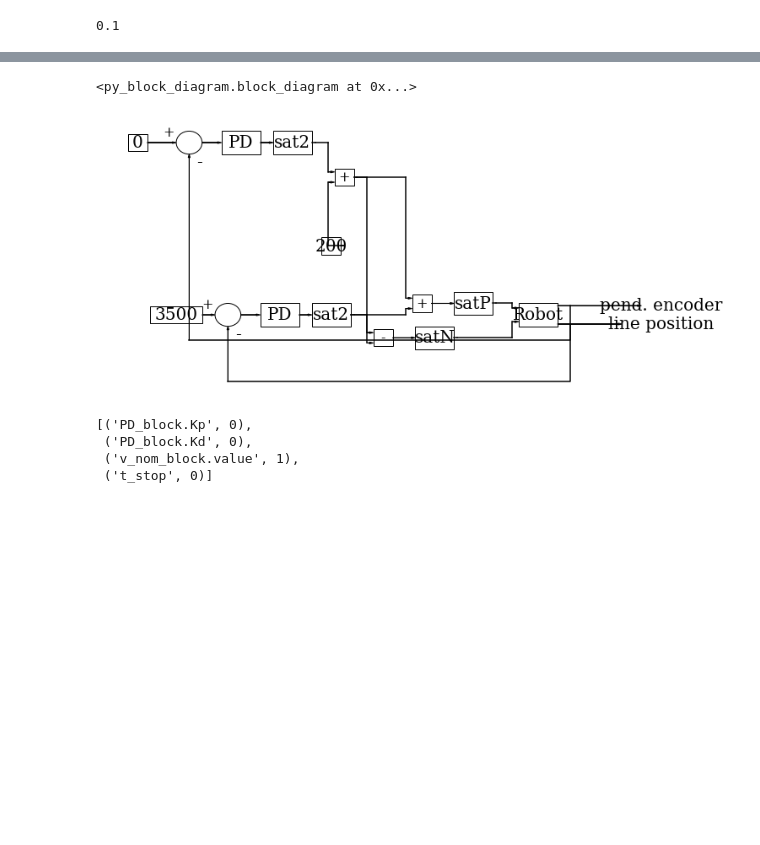
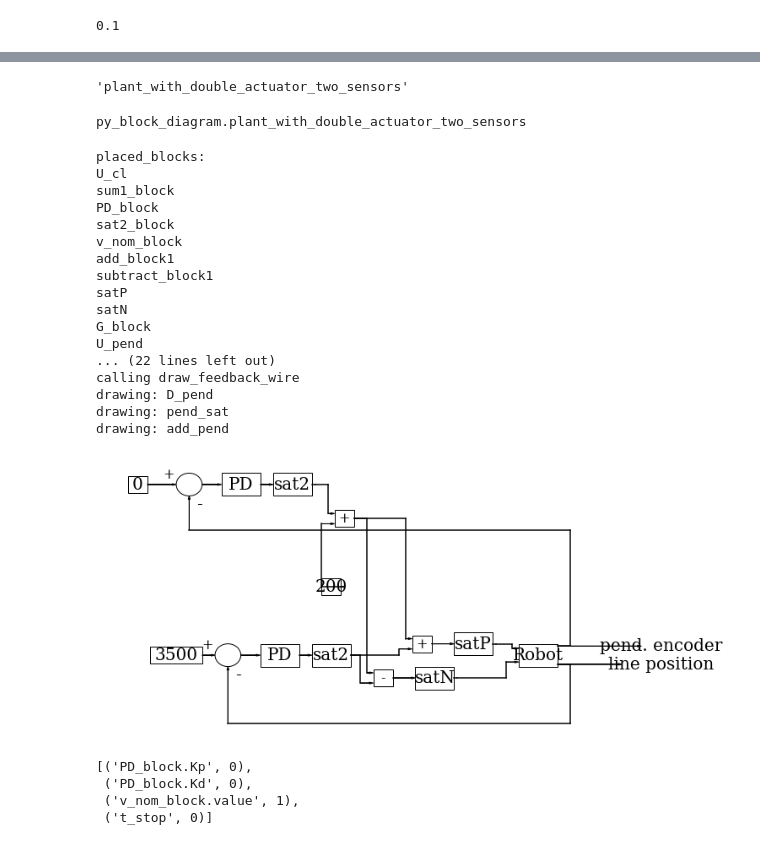
Before and after one commit to ryanGT/sabbatical_github, a Jupyter notebook: cart_pendulum/arduino_only/cart_pendulum_4_line_follow_with_vib_suppress.ipynb, the cells around one changed output, grey strips where cells are left out. Saved outputs shown, nothing was run; the diff lists cells and outputs as text; code cells hidden in the pictures; blank space fills up the shorter version.

```diff
--- a/cart_pendulum/arduino_only/cart_pendulum_4_line_follow_with_vib_suppress.ipynb
+++ b/cart_pendulum/arduino_only/cart_pendulum_4_line_follow_with_vib_suppress.ipynb
@@ -47,16 +47,16 @@ import py_block_diagram as pybd
 
 - draw the block diagram as needed to verify things
 # %%
-def mydraw(block_list,xlim=None,ylim=None):
+def mydraw(bd,xlim=None,ylim=None):
     fig = plt.figure(figsize=(12,6))
     ax = fig.add_subplot(111)
-    mysys = pybd.block_diagram(block_list,ax)
-    mysys.draw()
+    bd.ax = ax
+    bd.draw()
     if xlim is not None:
         plt.xlim(xlim)
     if ylim is not None:
         plt.ylim(ylim)
-    mysys.axis_off()
-    return mysys
+    bd.axis_off()
+    #return mysys
 # %% [markdown]
 ## System Description
@@ -65,2 +63,4 @@ block_list = []
+# %%
+bd = pybd.block_diagram()
 # %%
 U = pybd.int_constant_block(3500,"U_cl")
@@ -268,9 +401,33 @@ block_list.append(add_pend)
 add1.set_inputs(add_pend, sat)
 # %%
 subtract1.set_inputs(add_pend, sat)
+# %%
+G.arduino_class
+# %% [output]
+'plant_with_double_actuator_two_sensors'
+# %%
+type(G)
+# %% [output]
+py_block_diagram.plant_with_double_actuator_two_sensors
 # %%
-mydraw(block_list)
+mydraw(bd)
 # %% [output]
-<py_block_diagram.block_diagram at 0x...>
+placed_blocks:
+U_cl
+sum1_block
+PD_block
+sat2_block
+v_nom_block
+add_block1
+subtract_block1
+satP
+satN
+G_block
+U_pend
+... (22 lines left out)
+calling draw_feedback_wire
+drawing: D_pend
+drawing: pend_sat
+drawing: add_pend
-[figure, old version]
+[figure, new version]
 # %%
```
Also changed, not shown: parts of 94 cells of this notebook, 4 other files.
